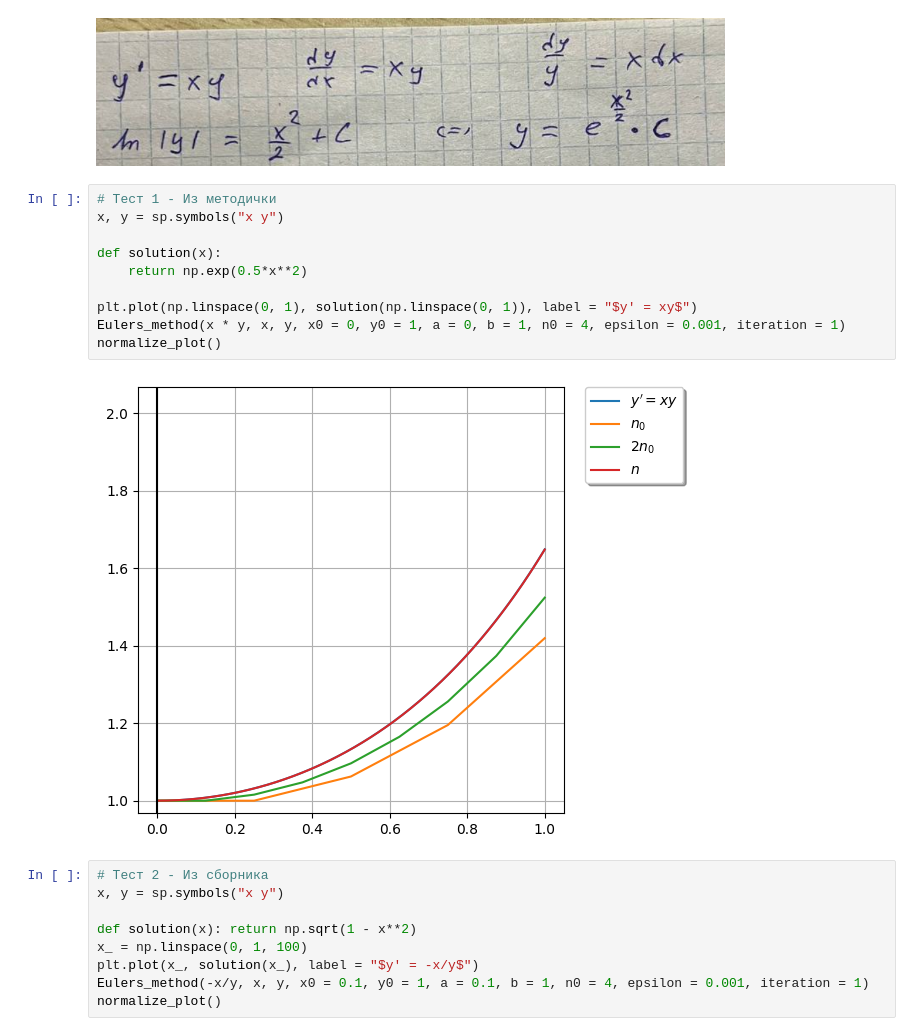
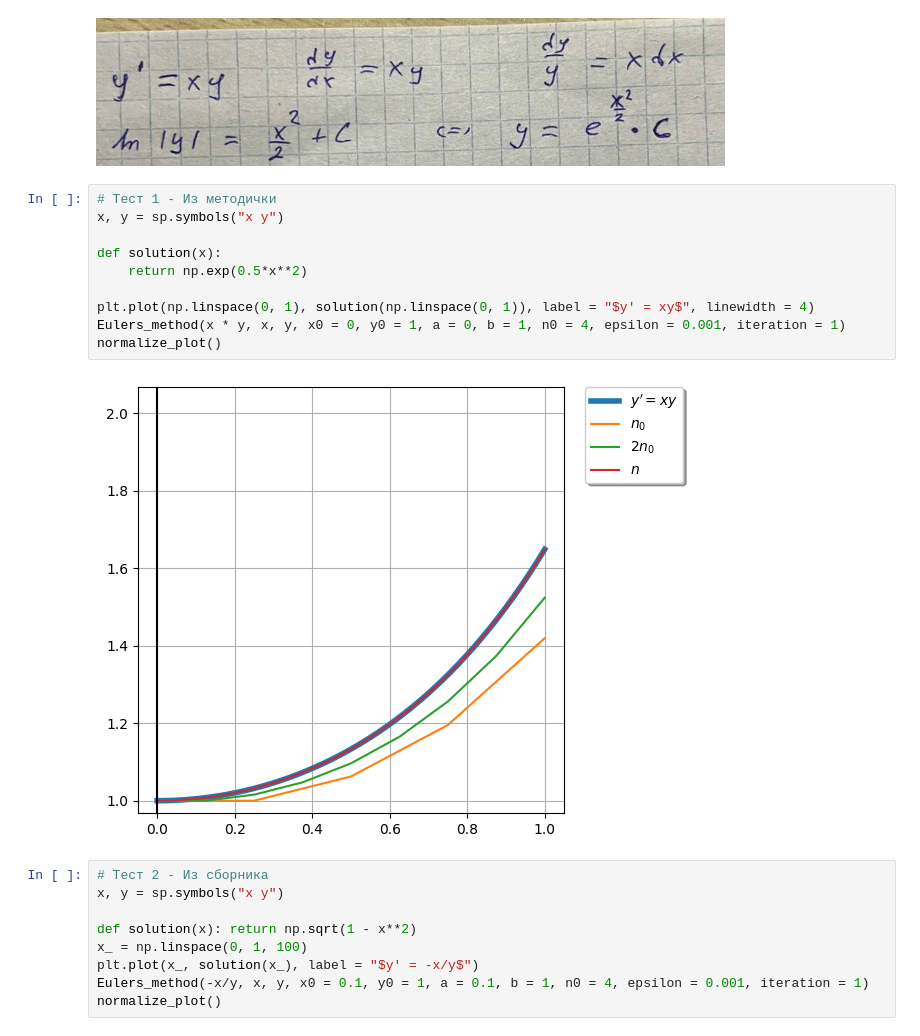
Before and after one commit to Thunboo/MIET_IB, a Jupyter notebook: Calculus 2nd Term/ib_11_Broido_G_05.ipynb, the cells around one changed output. Drawn from its saved outputs; the diff is of its cells as text.

```diff
--- a/Calculus 2nd Term/ib_11_Broido_G_05.ipynb
+++ b/Calculus 2nd Term/ib_11_Broido_G_05.ipynb
@@ -61,15 +63,15 @@ def normalize_plot(axis = "square"):
 # %%
 # Тест 1 - Из методички
 x, y = sp.symbols("x y")
 
 def solution(x):
     return np.exp(0.5*x**2)
 
-plt.plot(np.linspace(0, 1), solution(np.linspace(0, 1)), label = "$y' = xy$")
+plt.plot(np.linspace(0, 1), solution(np.linspace(0, 1)), label = "$y' = xy$", linewidth = 4)
 Eulers_method(x * y, x, y, x0 = 0, y0 = 1, a = 0, b = 1, n0 = 4, epsilon = 0.001, iteration = 1)
 normalize_plot()
 # %% [output]
-[figure, old version]
+[figure, new version]
 # %%
 # Тест 2 - Из сборника
 x, y = sp.symbols("x y")
```
Also changed, not shown: parts of 3 cells of this notebook, 7 other files.
